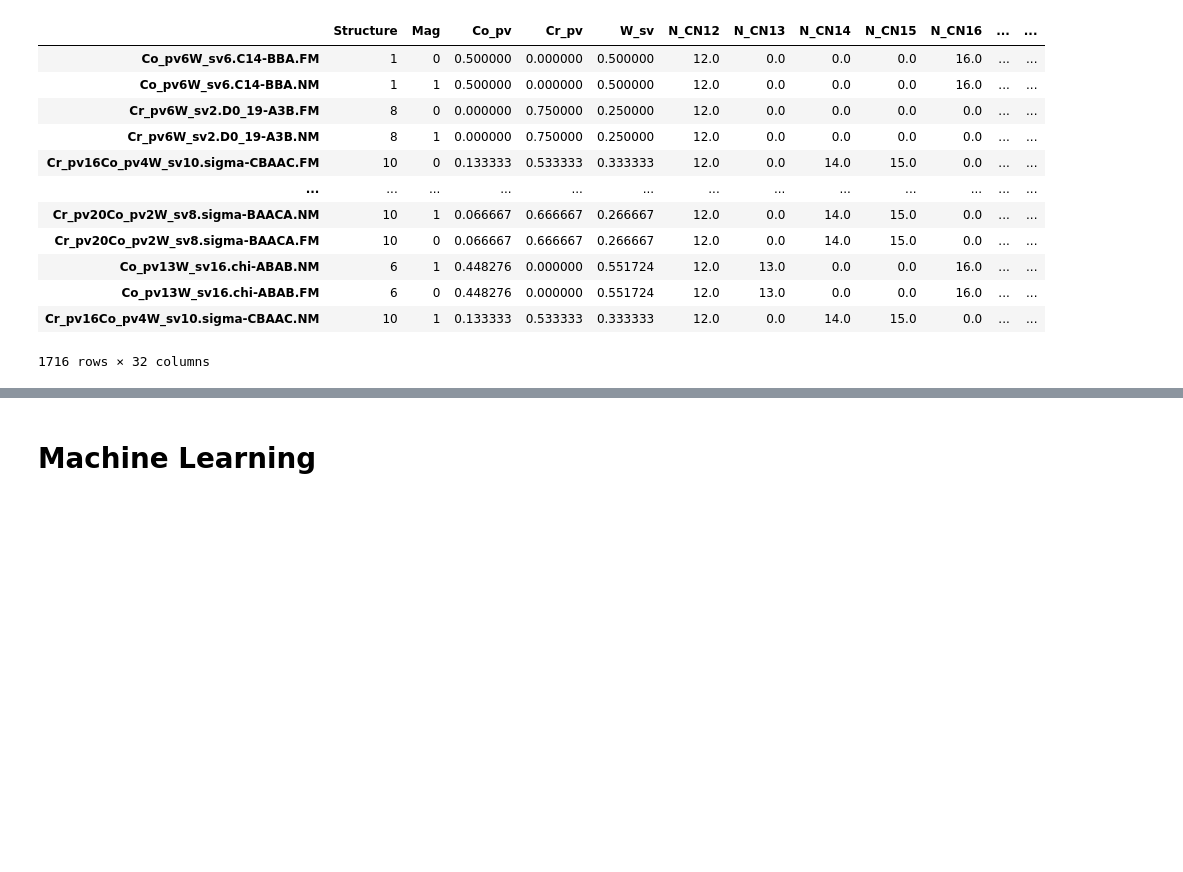
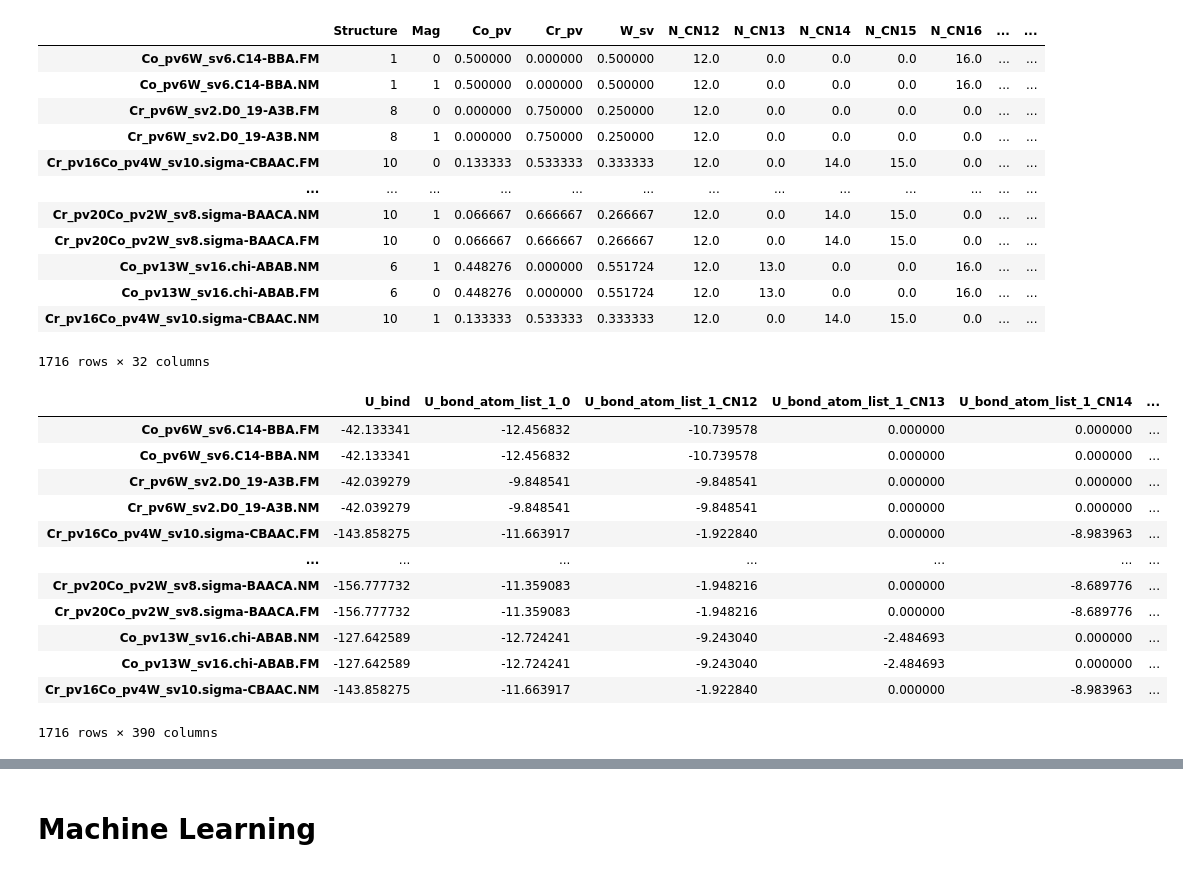
Before and after one commit to AIIMProject/MLFeMoTCPs, a Jupyter notebook: 07_MachineLearn.ipynb, the cells around one changed output, grey strips where cells are left out. Drawn from its saved outputs; the diff is of its cells as text; code cells hidden in the pictures; blank space fills up the shorter version.

```diff
--- a/07_MachineLearn.ipynb
+++ b/07_MachineLearn.ipynb
@@ -134,3 +110,19 @@ Features['dataset']
 | Co_pv13W_sv16.chi-ABAB.FM | 6 | 0 | 0.448276 | 0.000000 | 0.551724 | 12.0 | 13.0 | 0.0 | 0.0 | 16.0 | ... | ... |
 | Cr_pv16Co_pv4W_sv10.sigma-CBAAC.NM | 10 | 1 | 0.133333 | 0.533333 | 0.333333 | 12.0 | 0.0 | 14.0 | 15.0 | 0.0 | ... | ... |
 1716 rows × 32 columns
+# %%
+Features['Canonical BOP']
+# %% [output]
+|  | U_bind | U_bond_atom_list_1_0 | U_bond_atom_list_1_CN12 | U_bond_atom_list_1_CN13 | U_bond_atom_list_1_CN14 | ... |
+| Co_pv6W_sv6.C14-BBA.FM | -42.133341 | -12.456832 | -10.739578 | 0.000000 | 0.000000 | ... |
+| Co_pv6W_sv6.C14-BBA.NM | -42.133341 | -12.456832 | -10.739578 | 0.000000 | 0.000000 | ... |
+| Cr_pv6W_sv2.D0_19-A3B.FM | -42.039279 | -9.848541 | -9.848541 | 0.000000 | 0.000000 | ... |
+| Cr_pv6W_sv2.D0_19-A3B.NM | -42.039279 | -9.848541 | -9.848541 | 0.000000 | 0.000000 | ... |
+| Cr_pv16Co_pv4W_sv10.sigma-CBAAC.FM | -143.858275 | -11.663917 | -1.922840 | 0.000000 | -8.983963 | ... |
+| ... | ... | ... | ... | ... | ... | ... |
+| Cr_pv20Co_pv2W_sv8.sigma-BAACA.NM | -156.777732 | -11.359083 | -1.948216 | 0.000000 | -8.689776 | ... |
+| Cr_pv20Co_pv2W_sv8.sigma-BAACA.FM | -156.777732 | -11.359083 | -1.948216 | 0.000000 | -8.689776 | ... |
+| Co_pv13W_sv16.chi-ABAB.NM | -127.642589 | -12.724241 | -9.243040 | -2.484693 | 0.000000 | ... |
+| Co_pv13W_sv16.chi-ABAB.FM | -127.642589 | -12.724241 | -9.243040 | -2.484693 | 0.000000 | ... |
+| Cr_pv16Co_pv4W_sv10.sigma-CBAAC.NM | -143.858275 | -11.663917 | -1.922840 | 0.000000 | -8.983963 | ... |
+1716 rows × 390 columns
```
Also changed, not shown: parts of 33 cells of this notebook.
